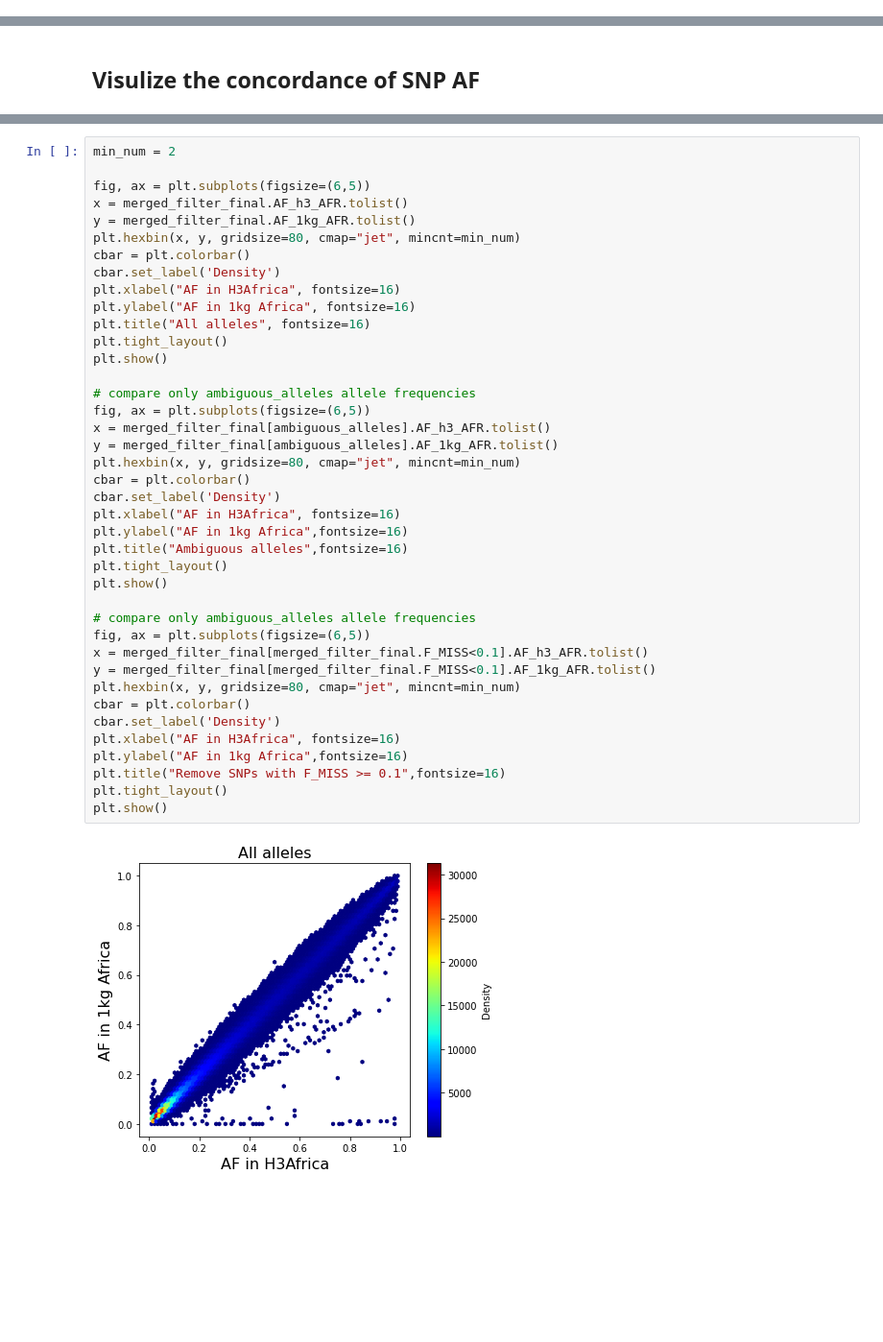
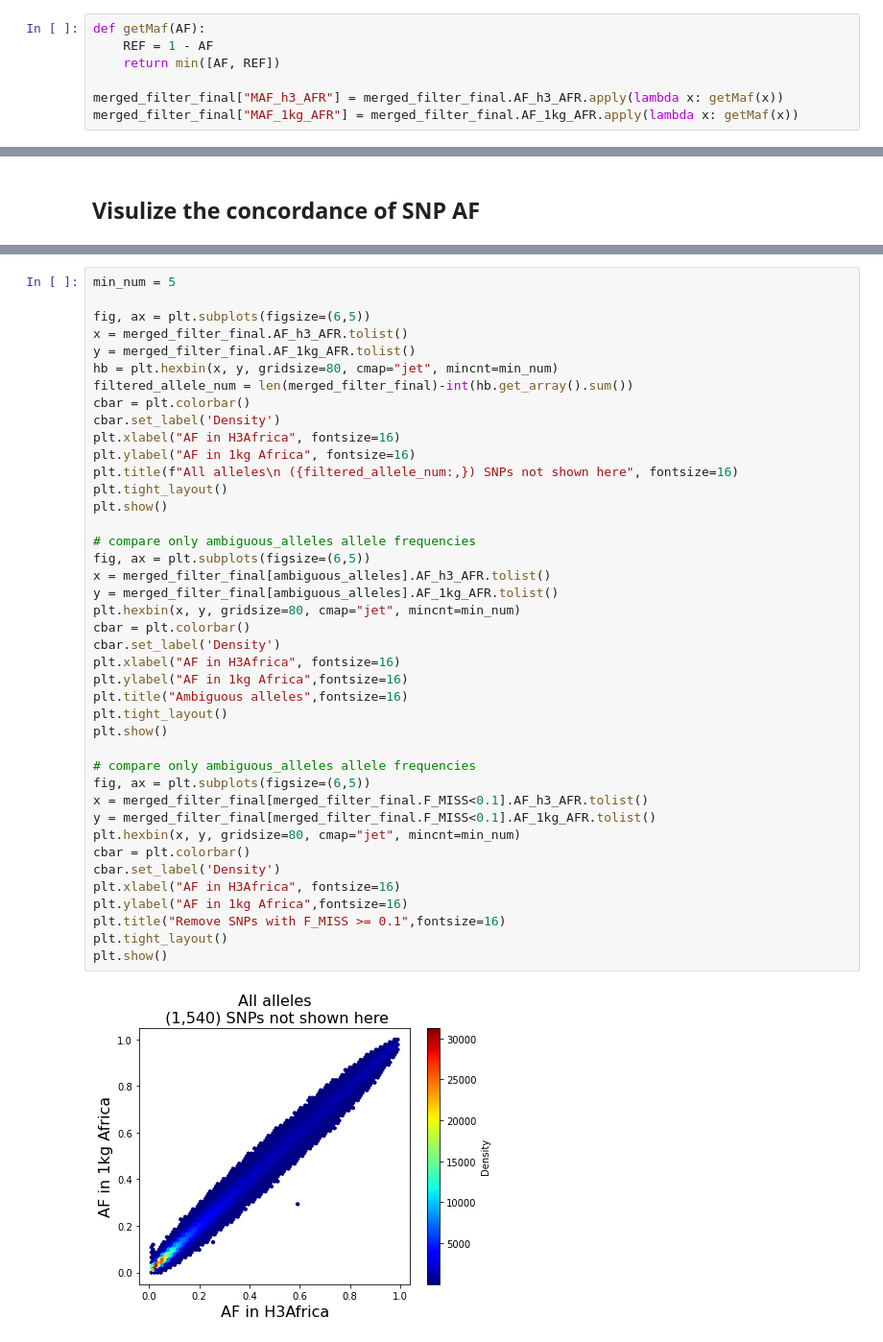
Before and after one commit to yli091230/AWIGEN_TRs, a Jupyter notebook: notebooks/plinkVcf_quality_check/converted_vcf_quality_check.ipynb, the cells around one changed output, grey strips where cells are left out. Shown at 96% size. Saved outputs shown, nothing was run; the diff lists cells and outputs as text; blank space fills up the shorter version.

```diff
--- a/notebooks/plinkVcf_quality_check/converted_vcf_quality_check.ipynb
+++ b/notebooks/plinkVcf_quality_check/converted_vcf_quality_check.ipynb
@@ -75,3 +77,10 @@ There are 1,708,980 SNPs after merged:
 # %%
 ambiguous_alleles = ((merged_filter_final.REF=="T") & (merged_filter_final.ALT=="A")) | ((merged_filter_final.REF=="C") & (merged_filter_final.ALT=="AG"))
 merged_filter_final = merged_filter_final.merge(missing_df,on=["CHROM","POS"])
+# %%
+def getMaf(AF):
+    REF = 1 - AF
+    return min([AF, REF])
+
+merged_filter_final["MAF_h3_AFR"] = merged_filter_final.AF_h3_AFR.apply(lambda x: getMaf(x))
+merged_filter_final["MAF_1kg_AFR"] = merged_filter_final.AF_1kg_AFR.apply(lambda x: getMaf(x))
@@ -80,42 +172,43 @@ merged_filter_final = merged_filter_final.merge(missing_df,on=["CHROM","POS"])
 # %%
-min_num = 2
+min_num = 5
 
 fig, ax = plt.subplots(figsize=(6,5))
 x = merged_filter_final.AF_h3_AFR.tolist()
 y = merged_filter_final.AF_1kg_AFR.tolist()
-plt.hexbin(x, y, gridsize=80, cmap="jet", mincnt=min_num)
+hb = plt.hexbin(x, y, gridsize=80, cmap="jet", mincnt=min_num)
+filtered_allele_num = len(merged_filter_final)-int(hb.get_array().sum())
 cbar = plt.colorbar()
 cbar.set_label('Density')
 plt.xlabel("AF in H3Africa", fontsize=16)
 plt.ylabel("AF in 1kg Africa", fontsize=16)
-plt.title("All alleles", fontsize=16)
+plt.title(f"All alleles\n ({filtered_allele_num:,}) SNPs not shown here", fontsize=16)
 plt.tight_layout()
 plt.show()
 
 # compare only ambiguous_alleles allele frequencies
 fig, ax = plt.subplots(figsize=(6,5))
 x = merged_filter_final[ambiguous_alleles].AF_h3_AFR.tolist()
 y = merged_filter_final[ambiguous_alleles].AF_1kg_AFR.tolist()
 plt.hexbin(x, y, gridsize=80, cmap="jet", mincnt=min_num)
 cbar = plt.colorbar()
 cbar.set_label('Density')
 plt.xlabel("AF in H3Africa", fontsize=16)
 plt.ylabel("AF in 1kg Africa",fontsize=16)
 plt.title("Ambiguous alleles",fontsize=16)
 plt.tight_layout()
 plt.show()
 
 # compare only ambiguous_alleles allele frequencies
 fig, ax = plt.subplots(figsize=(6,5))
 x = merged_filter_final[merged_filter_final.F_MISS<0.1].AF_h3_AFR.tolist()
 y = merged_filter_final[merged_filter_final.F_MISS<0.1].AF_1kg_AFR.tolist()
 plt.hexbin(x, y, gridsize=80, cmap="jet", mincnt=min_num)
 cbar = plt.colorbar()
 cbar.set_label('Density')
 plt.xlabel("AF in H3Africa", fontsize=16)
 plt.ylabel("AF in 1kg Africa",fontsize=16)
 plt.title("Remove SNPs with F_MISS >= 0.1",fontsize=16)
 plt.tight_layout()
 plt.show()
 # %% [output]
-[figure, old version]
+[figure, new version]
```
Also changed, not shown: parts of 10 cells of this notebook, 5 other files.
